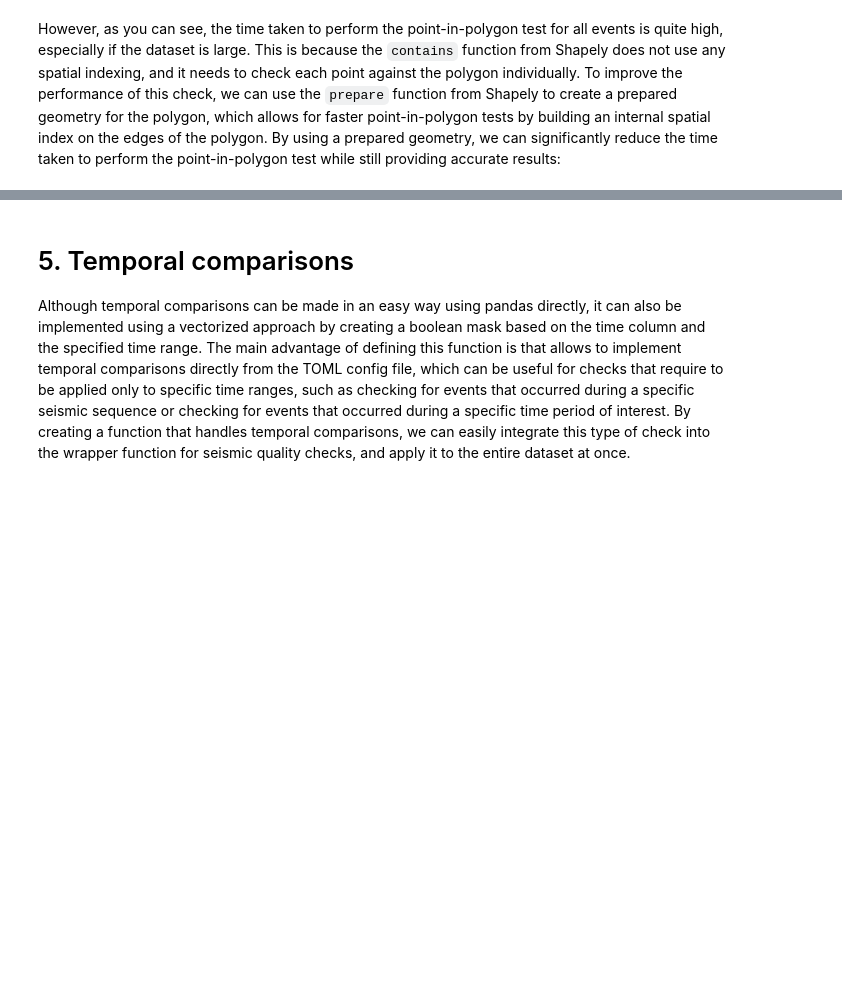
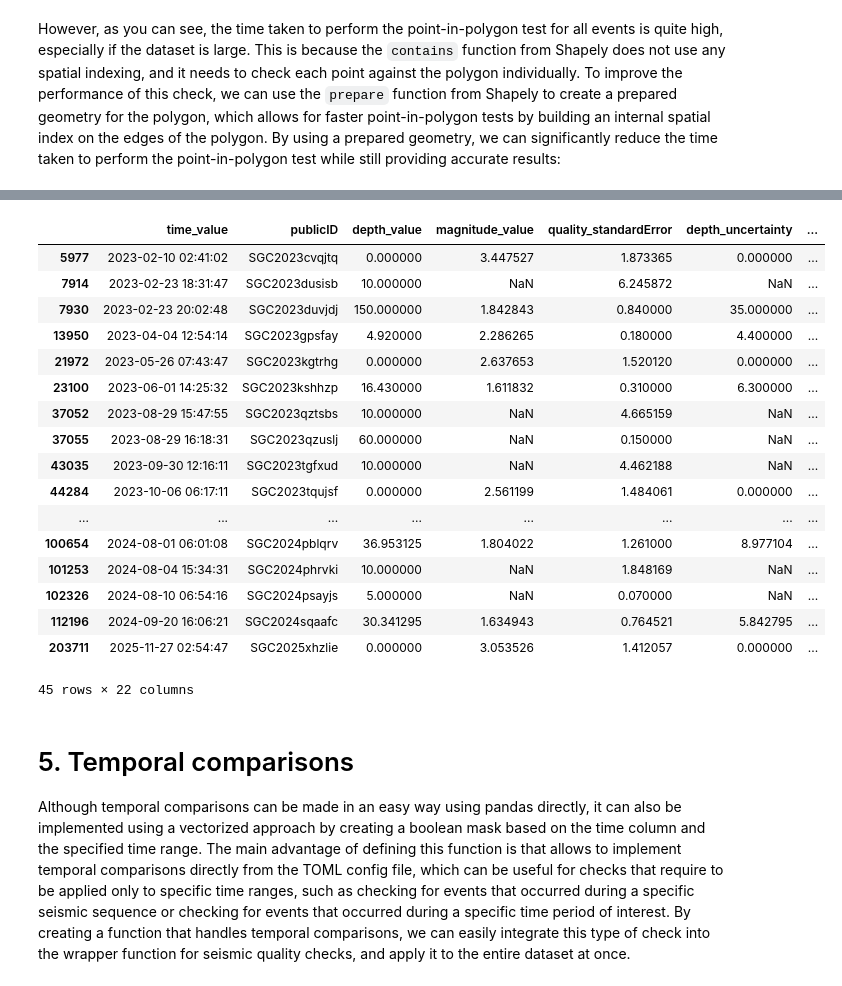
Before and after one commit to KenethGarcia/Revision_Sismicidad_SGC, a Jupyter notebook: notebooks/Vectorization_vs_Parallelization.ipynb, the cells around one changed output, grey strips where cells are left out. Drawn from its saved outputs; the diff is of its cells as text; code cells hidden in the pictures; blank space fills up the shorter version.

Commit message:
Ended polygon comparisons and other checks

```diff
--- a/notebooks/Vectorization_vs_Parallelization.ipynb
+++ b/notebooks/Vectorization_vs_Parallelization.ipynb
@@ -987,0 +988,18 @@ Time elapsed for outside local zone check: 0.0895 seconds
+# %%
+path_to_polygons = "../model_files/"
+polygon_to_load = "colom_ecu_fro.txt"
+coords = np.loadtxt(path_to_polygons + polygon_to_load, delimiter=",", skiprows=1)
+local_zone_polygon = Polygon(coords)
+time1 = time.time()
+subset = event_df3[~event_df3['event_type'].isin(["outside of network interest", "not locatable", "not existing"])]
+polygon_mask = build_polygon_mask_2(
+    df=subset,
+    lon_col='longitude_value',
+    lat_col='latitude_value',
+    polygon=local_zone_polygon,
+    mode='outside'
+)
+events_outside_local_zone_2 = subset[polygon_mask]
+time2 = time.time()
+print(f"Number of events outside the local zone without valid labels: {len(events_outside_local_zone_2)}")
+print(f"Time elapsed for outside local zone check: {time2 - time1:.4f} seconds")
@@ -1006,3 +1027,24 @@ Time elapsed for inside local zone check: 0.0889 seconds
+# %%
+events_inside_local_zone
+# %% [output]
+|  | time_value | publicID | depth_value | magnitude_value | quality_standardError | depth_uncertainty | ... |
+| 5977 | 2023-02-10 02:41:02 | SGC2023cvqjtq | 0.000000 | 3.447527 | 1.873365 | 0.000000 | ... |
+| 7914 | 2023-02-23 18:31:47 | SGC2023dusisb | 10.000000 | NaN | 6.245872 | NaN | ... |
+| 7930 | 2023-02-23 20:02:48 | SGC2023duvjdj | 150.000000 | 1.842843 | 0.840000 | 35.000000 | ... |
+| 13950 | 2023-04-04 12:54:14 | SGC2023gpsfay | 4.920000 | 2.286265 | 0.180000 | 4.400000 | ... |
+| 21972 | 2023-05-26 07:43:47 | SGC2023kgtrhg | 0.000000 | 2.637653 | 1.520120 | 0.000000 | ... |
+| 23100 | 2023-06-01 14:25:32 | SGC2023kshhzp | 16.430000 | 1.611832 | 0.310000 | 6.300000 | ... |
+| 37052 | 2023-08-29 15:47:55 | SGC2023qztsbs | 10.000000 | NaN | 4.665159 | NaN | ... |
+| 37055 | 2023-08-29 16:18:31 | SGC2023qzuslj | 60.000000 | NaN | 0.150000 | NaN | ... |
+| 43035 | 2023-09-30 12:16:11 | SGC2023tgfxud | 10.000000 | NaN | 4.462188 | NaN | ... |
+| 44284 | 2023-10-06 06:17:11 | SGC2023tqujsf | 0.000000 | 2.561199 | 1.484061 | 0.000000 | ... |
+| ... | ... | ... | ... | ... | ... | ... | ... |
+| 100654 | 2024-08-01 06:01:08 | SGC2024pblqrv | 36.953125 | 1.804022 | 1.261000 | 8.977104 | ... |
+| 101253 | 2024-08-04 15:34:31 | SGC2024phrvki | 10.000000 | NaN | 1.848169 | NaN | ... |
+| 102326 | 2024-08-10 06:54:16 | SGC2024psayjs | 5.000000 | NaN | 0.070000 | NaN | ... |
+| 112196 | 2024-09-20 16:06:21 | SGC2024sqaafc | 30.341295 | 1.634943 | 0.764521 | 5.842795 | ... |
+| 203711 | 2025-11-27 02:54:47 | SGC2025xhzlie | 0.000000 | 3.053526 | 1.412057 | 0.000000 | ... |
+45 rows × 22 columns
 # %% [markdown]
 # 5. Temporal comparisons
 
```
Also changed, not shown: parts of 49 cells of this notebook, 1 other file.
